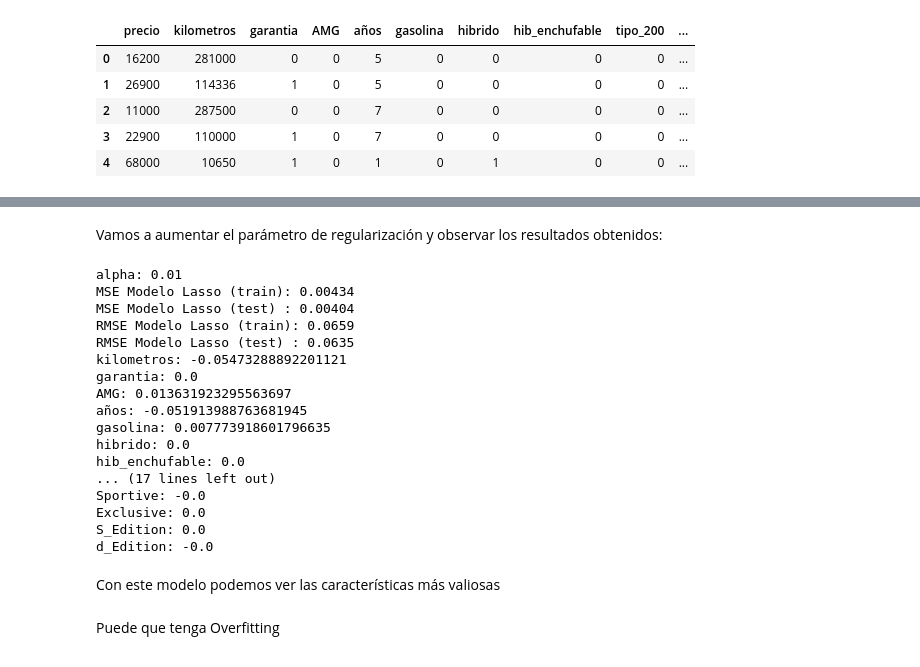
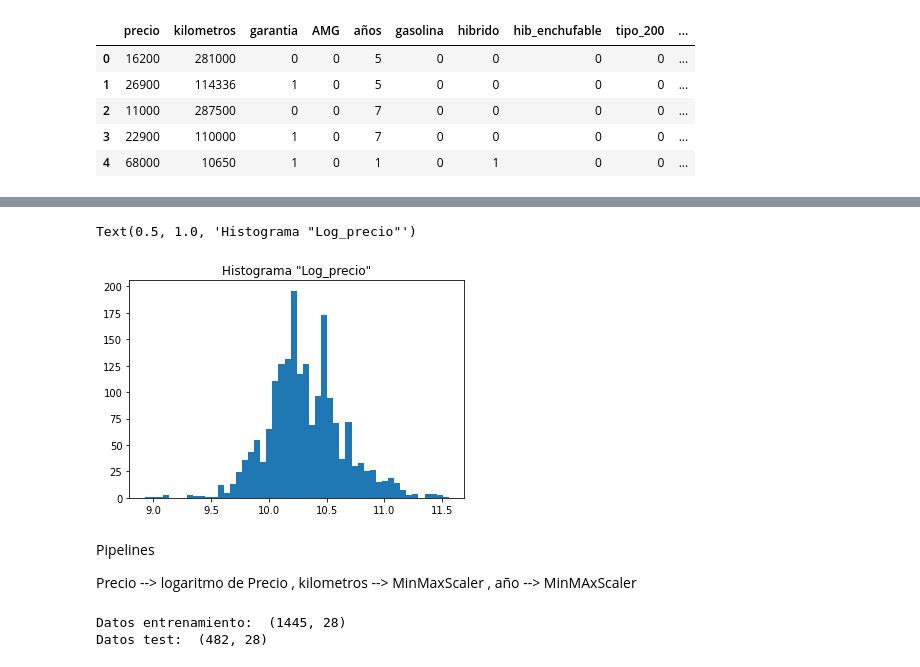
Before and after one commit to JAlonMor/Webscraping, a Jupyter notebook: MODEL_coches.ipynb, the cells around one changed output, grey strips where cells are left out. Drawn from its saved outputs; the diff is of its cells as text; code cells hidden in the pictures.

```diff
--- a/MODEL_coches.ipynb
+++ b/MODEL_coches.ipynb
@@ -156,44 +55,14 @@ d_Edition: -0.0043878647515897
-# %% [markdown]
-Vamos a aumentar el parámetro de regularización y observar los resultados obtenidos:
-# %%
-alpha_optimo = 1e-2
-lasso = Lasso(alpha = alpha_optimo).fit(X_train_scaled, y_train)
-
-ytrainLasso = lasso.predict(X_train_scaled)
-ytestLasso  = lasso.predict(X_test_scaled)
-mseTrainModelLasso = mean_squared_error(y_train, ytrainLasso)
-mseTestModelLasso = mean_squared_error(y_test, ytestLasso)
-
-print('alpha: %0.3g' % alpha_optimo)
-
-print('MSE Modelo Lasso (train): %0.3g' % mseTrainModelLasso)
-print('MSE Modelo Lasso (test) : %0.3g' % mseTestModelLasso)
-
-print('RMSE Modelo Lasso (train): %0.3g' % np.sqrt(mseTrainModelLasso))
-print('RMSE Modelo Lasso (test) : %0.3g' % np.sqrt(mseTestModelLasso))
-
-w = lasso.coef_
-for f, wi in zip(feature_names, w):
-    print("{}: {}".format(f, wi))
-# %% [output]
-alpha: 0.01
-MSE Modelo Lasso (train): 0.00434
-MSE Modelo Lasso (test) : 0.00404
-RMSE Modelo Lasso (train): 0.0659
-RMSE Modelo Lasso (test) : 0.0635
-kilometros: -0.05473288892201121
-garantia: 0.0
-AMG: 0.013631923295563697
-años: -0.051913988763681945
-gasolina: 0.007773918601796635
-hibrido: 0.0
-hib_enchufable: 0.0
-... (17 lines left out)
-Sportive: -0.0
-Exclusive: 0.0
-S_Edition: 0.0
-d_Edition: -0.0
-# %% [markdown]
-Con este modelo podemos ver las características más valiosas
-# %% [markdown]
-Puede que tenga Overfitting
+# %%
+# Mostramos "precio" con transformación logarítmica
+log_precio = np.log(model_coches.precio)
+plt.hist(log_precio, bins = 50);
+plt.title('Histograma "Log_precio"')
+# %% [output]
+Text(0.5, 1.0, 'Histograma "Log_precio"')
+[figure, added]
+# %% [markdown]
+Pipelines
+
+Precio --> logaritmo de Precio ,
+kilometros --> MinMaxScaler ,
+año --> MinMAxScaler
@@ -199,0 +78,10 @@ Puede que tenga Overfitting
+# %%
+# Dividimos los datos en entrenamiento y test (75% training, 25% test)
+
+X_train, X_test, y_train, y_test = train_test_split(X, y, test_size=.25, random_state = 2)
+
+print('Datos entrenamiento: ', X_train.shape)
+print('Datos test: ', X_test.shape)
+# %% [output]
+Datos entrenamiento:  (1445, 28)
+Datos test:  (482, 28)
```
Also changed, not shown: parts of 45 cells of this notebook.
